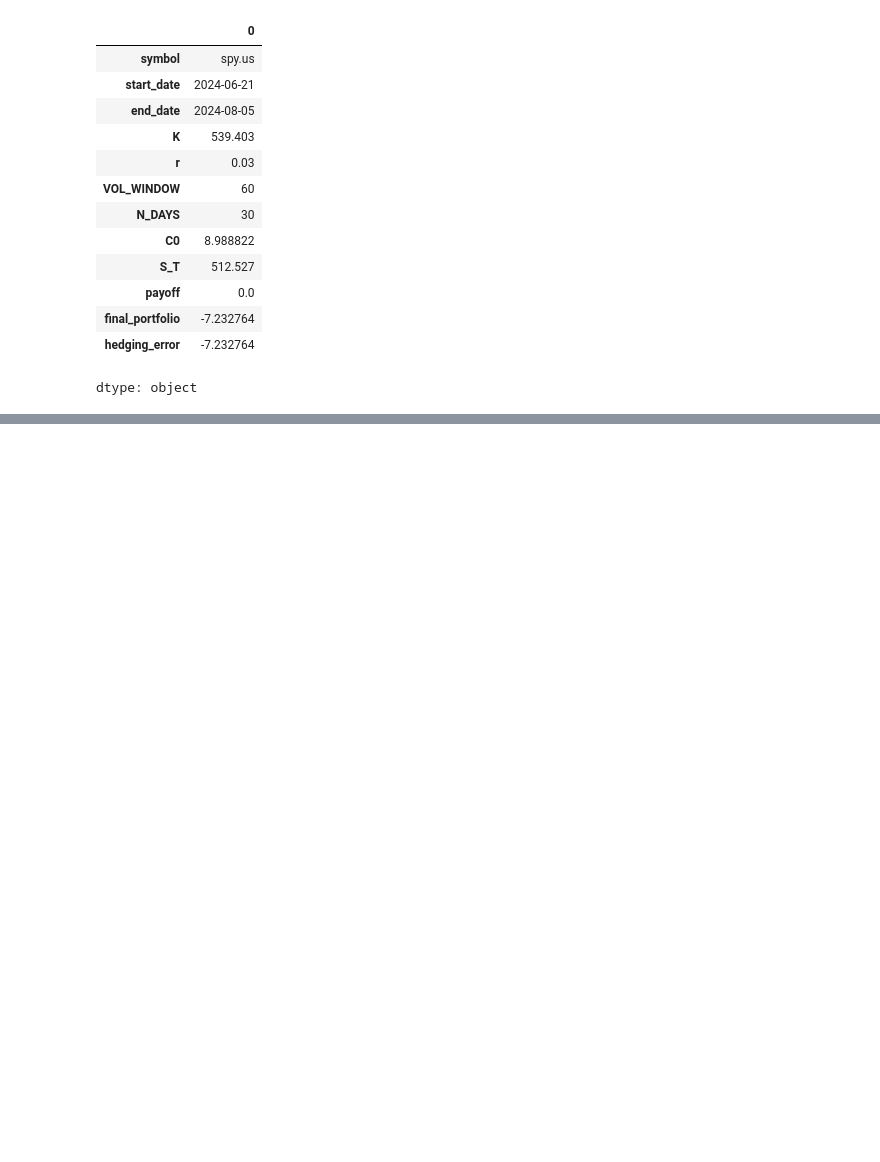
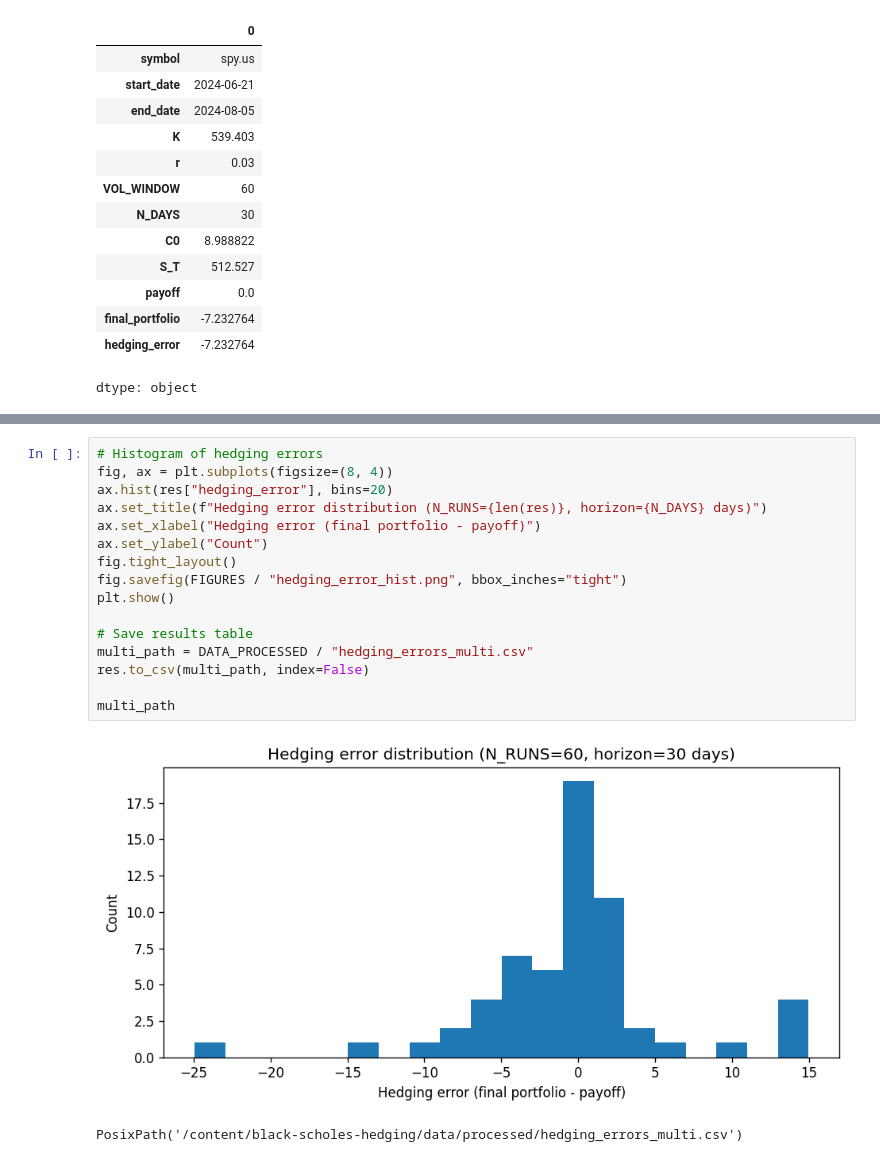
Before and after one commit to basarr/black-scholes-hedging, a Jupyter notebook: notebooks/01_bs_delta_hedging.ipynb, the cells around one changed output, grey strips where cells are left out. Saved outputs shown, nothing was run; the diff lists cells and outputs as text; blank space fills up the shorter version.

Commit message:
Add multi-start delta hedging error distribution

```diff
--- a/notebooks/01_bs_delta_hedging.ipynb
+++ b/notebooks/01_bs_delta_hedging.ipynb
@@ -447,0 +554,19 @@ dtype: object
+# %%
+# Histogram of hedging errors
+fig, ax = plt.subplots(figsize=(8, 4))
+ax.hist(res["hedging_error"], bins=20)
+ax.set_title(f"Hedging error distribution (N_RUNS={len(res)}, horizon={N_DAYS} days)")
+ax.set_xlabel("Hedging error (final portfolio - payoff)")
+ax.set_ylabel("Count")
+fig.tight_layout()
+fig.savefig(FIGURES / "hedging_error_hist.png", bbox_inches="tight")
+plt.show()
+
+# Save results table
+multi_path = DATA_PROCESSED / "hedging_errors_multi.csv"
+res.to_csv(multi_path, index=False)
+
+multi_path
+# %% [output]
+[figure, added]
+PosixPath('/content/black-scholes-hedging/data/processed/hedging_errors_multi.csv')
```
Also changed, not shown: parts of 2 cells of this notebook.
